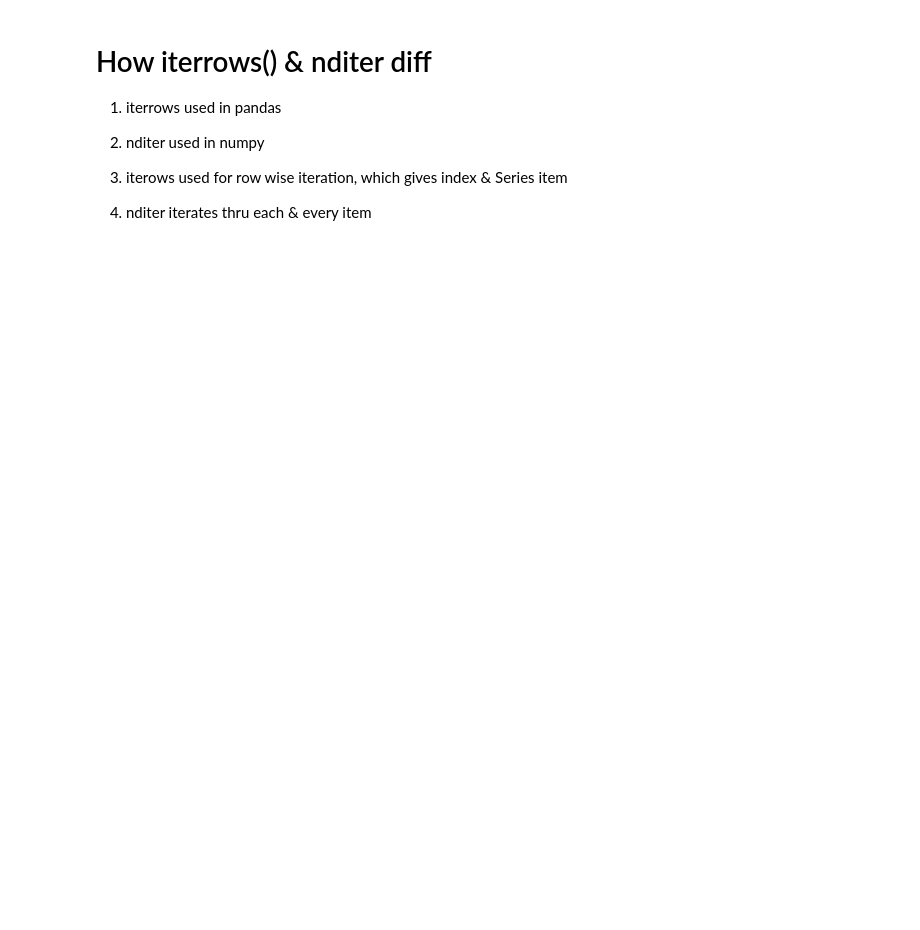
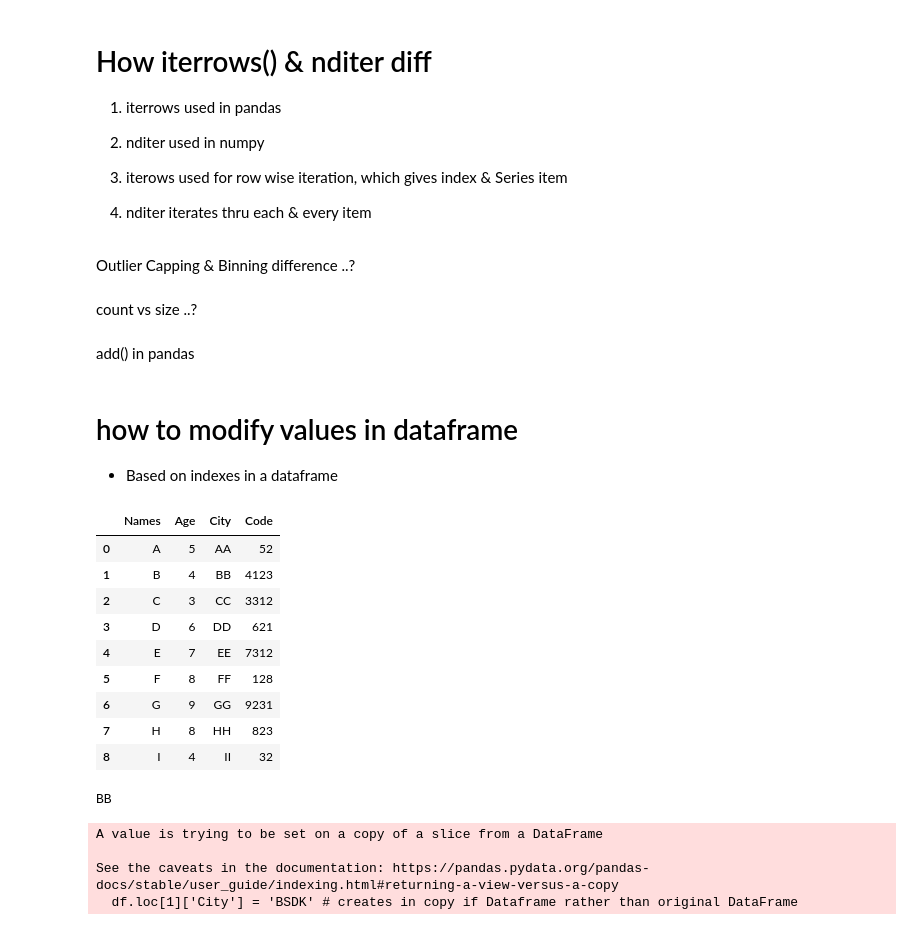
Before and after one commit to abhicse002/Py_DS_libs, a Jupyter notebook: pandas.ipynb, the cells around one changed output. Cells and saved outputs as stored; diff of their text form; code cells hidden in the pictures; blank space fills up the shorter version.

Commit message:
pandas fucntions

```diff
--- a/pandas.ipynb
+++ b/pandas.ipynb
@@ -161,3 +165,53 @@ DataFrame with Dummy Variables:
 
 1. iterows used for row wise iteration, which gives index & Series item
 2. nditer iterates thru each & every item
+# %% [markdown]
+Outlier Capping & Binning difference ..?
+# %% [markdown]
+count vs size ..?
+# %% [markdown]
+add() in pandas
+# %% [markdown]
+# how to modify values in dataframe
+- Based on indexes in a dataframe
+# %%
+import pandas as pd
+
+names = ['A', 'B', 'C', 'D', 'E', 'F', 'G', 'H', 'I']
+age = [5,4,3,6,7,8,9,8,4]
+city = ['AA', 'BB', 'CC', 'DD', 'EE', 'FF', 'GG', 'HH', 'II']
+codes = [52,4123,3312,621,7312,128,9231,823, 32]
+
+dict1 = {
+    'Names': names,
+    'Age': age,
+    'City': city,
+    'Code': codes
+}
+
+df = pd.DataFrame(dict1)
+df
+# %% [output]
+|  | Names | Age | City | Code |
+| 0 | A | 5 | AA | 52 |
+| 1 | B | 4 | BB | 4123 |
+| 2 | C | 3 | CC | 3312 |
+| 3 | D | 6 | DD | 621 |
+| 4 | E | 7 | EE | 7312 |
+| 5 | F | 8 | FF | 128 |
+| 6 | G | 9 | GG | 9231 |
+| 7 | H | 8 | HH | 823 |
+| 8 | I | 4 | II | 32 |
+# %%
+# modify 2nd City
+df.iloc[1] # gives second row, ie Index
+print(df.iloc[1][-2])
+# %% [output]
+BB
+# %%
+df.loc[1]['City'] = 'BSDK' # creates in copy if Dataframe rather than original DataFrame
+# %% [output]
+A value is trying to be set on a copy of a slice from a DataFrame
+
+See the caveats in the documentation: https://pandas.pydata.org/pandas-docs/stable/user_guide/indexing.html#returning-a-view-versus-a-copy
+  df.loc[1]['City'] = 'BSDK' # creates in copy if Dataframe rather than original DataFrame
```
Also changed, not shown: parts of 24 cells of this notebook.
